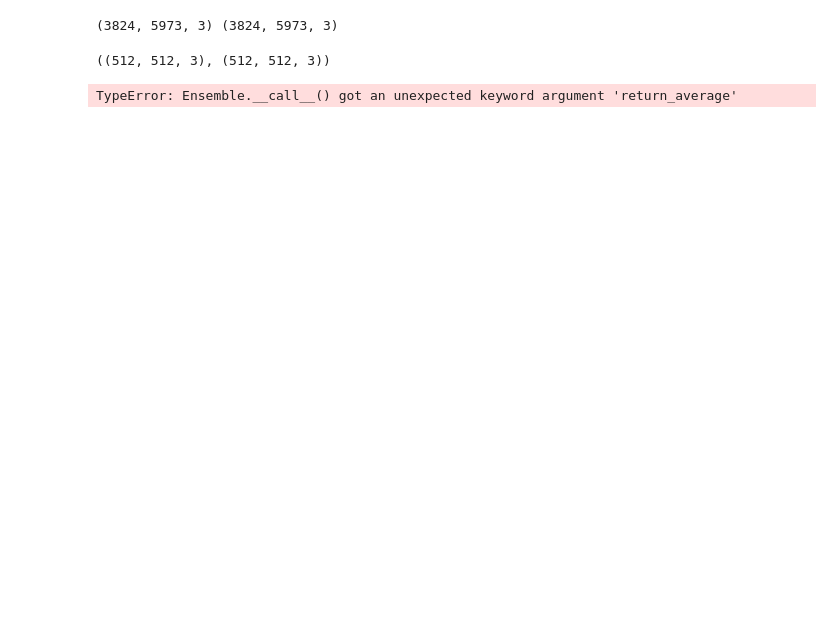
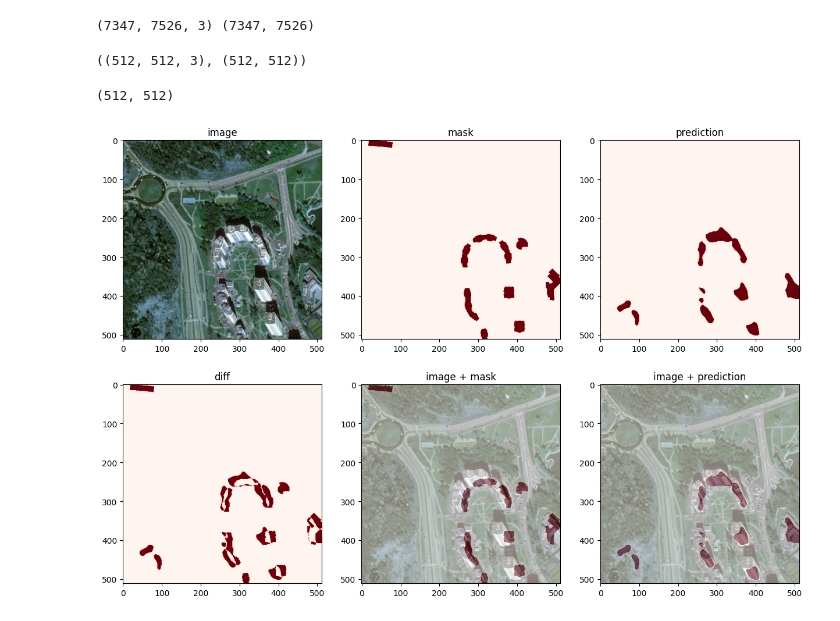
Before and after one commit to Lednik7/skoltech-Infrastructure, a Jupyter notebook: notebooks/ensemble_test.ipynb, the cells around one changed output. Cells and saved outputs as stored; diff of their text form; code cells hidden in the pictures; blank space fills up the shorter version.

```diff
--- a/notebooks/ensemble_test.ipynb
+++ b/notebooks/ensemble_test.ipynb
@@ -6,14 +6,6 @@ from src.modelling.production import DeeplabMOCO, UnetMOCO
 device = torch.device("cuda" if torch.cuda.is_available() else "cpu")
 unet_moco = UnetMOCO("../artifacts/weights/Unet_rn50_MOCO.pth", device)
 deeplab_moco = DeeplabMOCO("../artifacts/weights/deeplab_rn50_MOCO.pth", device)
-# %%
-from src.preprocessing.reader import Reader
-
-r = Reader("../data/digital_leaders")
-image, mask = r.read_sample(1)
-print(image.shape, mask.shape)
-# %% [output]
-(3824, 5973, 3) (3824, 5973, 3)
 # %%
 from src.modelling.ensemble import Ensemble
 
@@ -21,6 +13,14 @@ ensemble = Ensemble(models={
     "unet": unet_moco,
     "deeplab": deeplab_moco
 })
+# %%
+from src.preprocessing.reader import Reader
+
+r = Reader("../data/digital_leaders", read_type="opencv")
+image, mask = r.read_sample(0)
+print(image.shape, mask.shape)
+# %% [output]
+(7347, 7526, 3) (7347, 7526)
 # %%
 import numpy as np
 
@@ -38,41 +38,40 @@ def random_crop(image, mask, size):
 image_tile, mask_tile = random_crop(image, mask, (512, 512))
 image_tile.shape, mask_tile.shape
 # %% [output]
-((512, 512, 3), (512, 512, 3))
+((512, 512, 3), (512, 512))
 # %%
 pred_tile = ensemble(image_tile, return_average=True)
 pred_tile.shape
 # %% [output]
-TypeError: Ensemble.__call__() got an unexpected keyword argument 'return_average'
+(512, 512)
 # %%
 import matplotlib.pyplot as plt
-import cv2
 
 threshold = 0.5
 binary_pred = (pred_tile > threshold).astype(np.int16)
-binary_pred = cv2.resize(binary_pred, (512, 512))
-binary_pred = np.expand_dims(binary_pred, -1)
 mask_tile = mask_tile.astype(np.int16)
 
 plt.subplots(2, 3, figsize=(15, 10))
 plt.subplot(2, 3, 1)
 plt.imshow(image_tile)
 plt.title("image")
 plt.subplot(2, 3, 2)
 plt.imshow(mask_tile * 255, cmap='Reds')
 plt.title("mask")
 plt.subplot(2, 3, 3)
 plt.imshow(binary_pred * 255, cmap='Reds')
 plt.title("prediction")
 plt.subplot(2, 3, 4)
 plt.imshow(np.abs(binary_pred - mask_tile) * 255, cmap='Reds')
 plt.title("diff")
 plt.subplot(2, 3, 5)
 plt.imshow(image_tile)
 plt.imshow(mask_tile * 255, cmap='Reds', alpha=0.5)
 plt.title("image + mask")
 plt.subplot(2, 3, 6)
 plt.imshow(image_tile)
 plt.imshow(binary_pred * 255, cmap='Reds', alpha=0.5)
 plt.title("image + prediction")
 plt.show()
+# %% [output]
+[figure, added]
```
Also changed, not shown: 8 other files.
